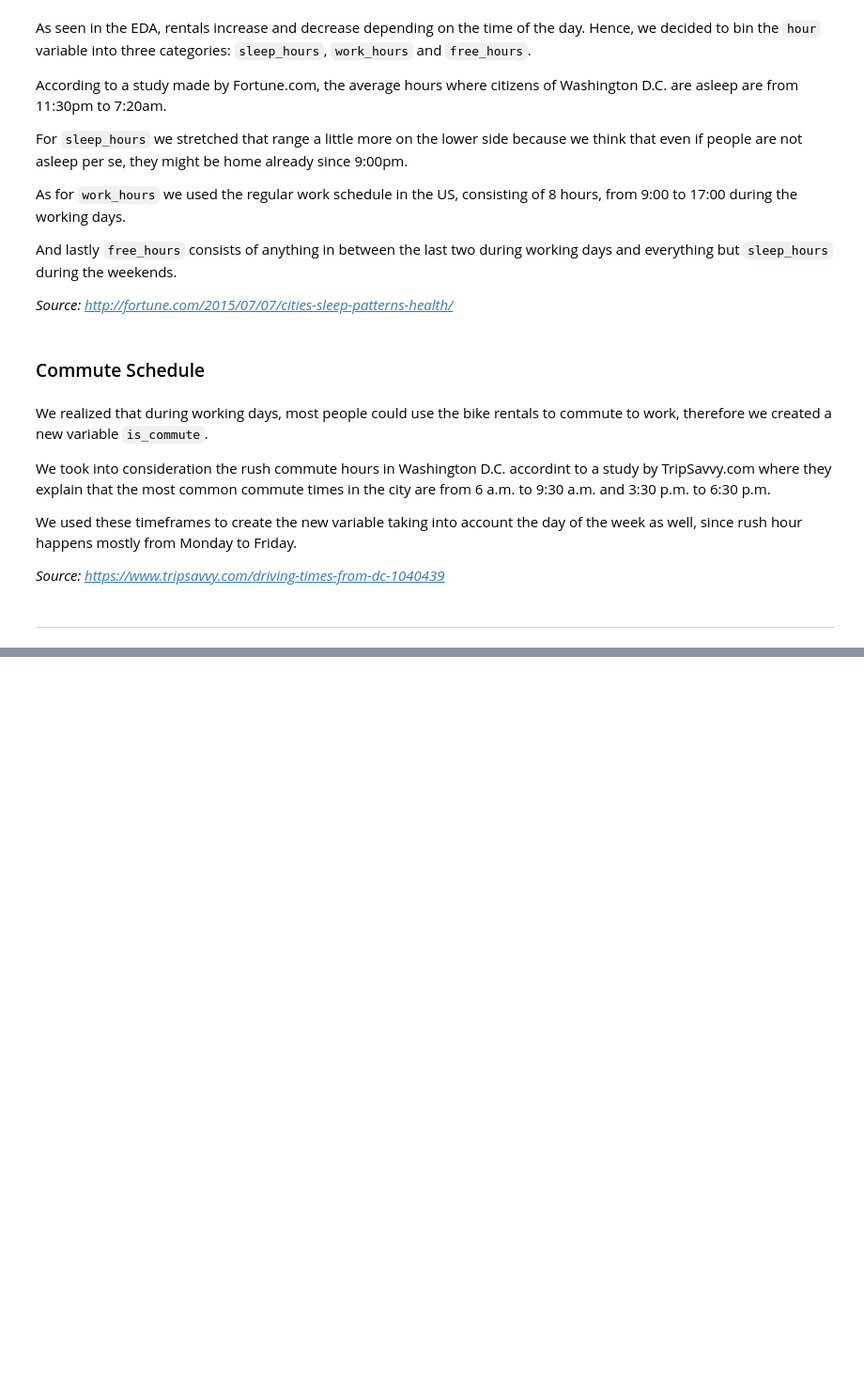
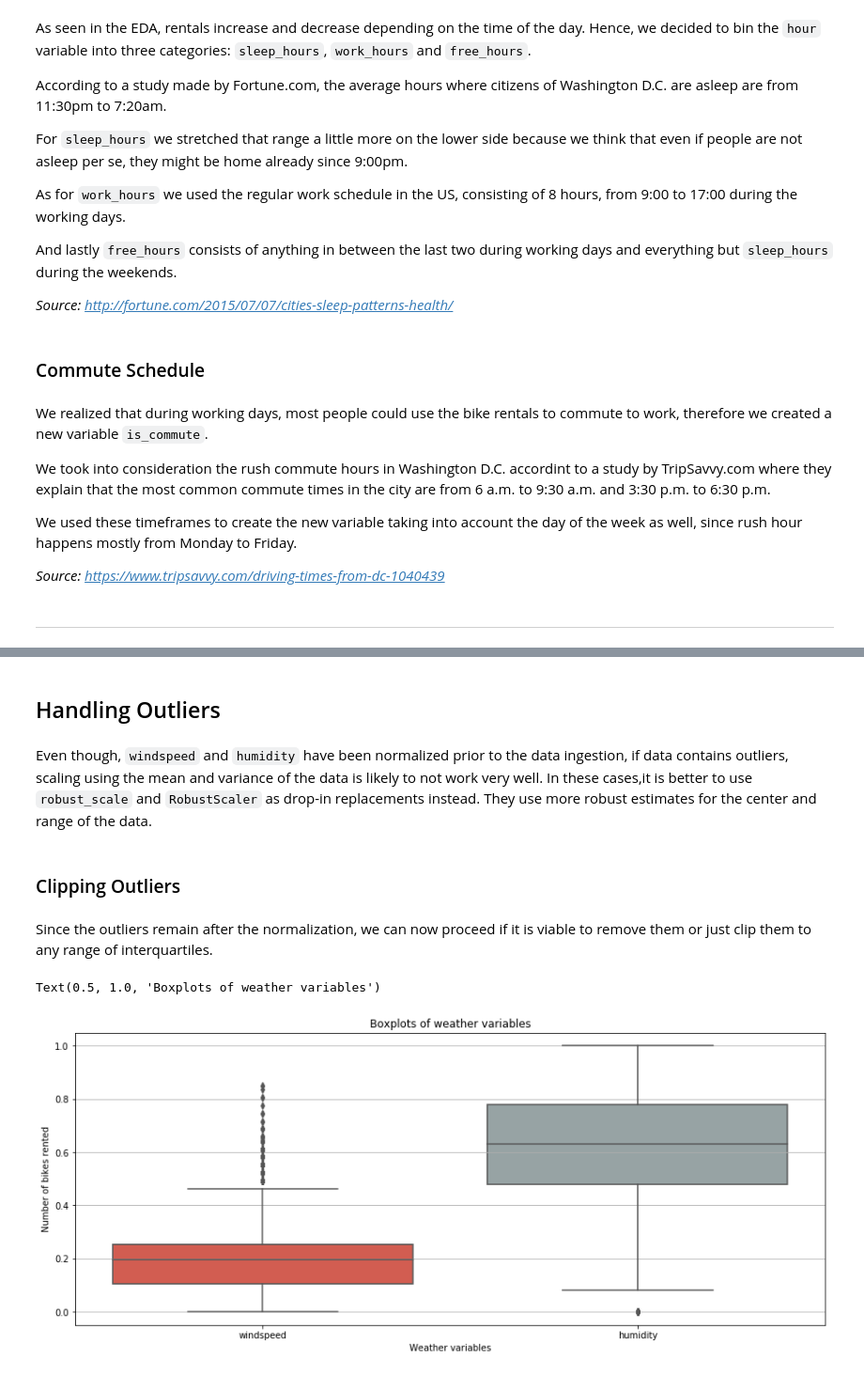
Before and after one commit to lhandal/bike_sharing_dask, a Jupyter notebook: Dask_Bike-Sharing_Leandro_Handal.ipynb, the cells around one changed output, grey strips where cells are left out. Shown at 94% size. Drawn from its saved outputs; the diff is of its cells as text; code cells hidden in the pictures; blank space fills up the shorter version.

Commit message:
Preprocessing - Scaling and Outlier Clipping

```diff
--- a/Dask_Bike-Sharing_Leandro_Handal.ipynb
+++ b/Dask_Bike-Sharing_Leandro_Handal.ipynb
@@ -534,0 +541,10 @@ hour['is_commute'] = is_commute['is_commute']
+# %%
+hour['registered'] -= hour['registered'].min()
+hour['registered'] /= hour['registered'].max()
+
+hour['casual'] -= hour['casual'].min()
+hour['casual'] /= hour['casual'].max()
+# %% [markdown]
+## Handling Outliers<a class="anchor" id="5.2"></a>
+# %% [markdown]
+Even though, `windspeed` and `humidity` have been normalized prior to the data ingestion, if data contains outliers, scaling using the mean and variance of the data is likely to not work very well. In these cases,it is better to use `robust_scale` and `RobustScaler` as drop-in replacements instead. They use more robust estimates for the center and range of the data.
@@ -534,0 +556,14 @@ hour['is_commute'] = is_commute['is_commute']
+# %% [markdown]
+### Clipping Outliers<a class="anchor" id="5.2.1"></a>
+# %% [markdown]
+Since the outliers remain after the normalization, we can now proceed if it is viable to remove them or just clip them to any range of interquartiles.
+# %%
+plt.subplots(figsize=(15, 6))
+sns.boxplot(data=hour[["windspeed", "humidity"]].compute(), palette=["#e74c3c", "#95a5a6"])
+plt.grid(which="major", axis="y")
+plt.xlabel("Weather variables")
+plt.ylabel("Number of bikes rented")
+plt.title("Boxplots of weather variables")
+# %% [output]
+Text(0.5, 1.0, 'Boxplots of weather variables')
+[figure, added]
```
Also changed, not shown: parts of 27 cells of this notebook.
